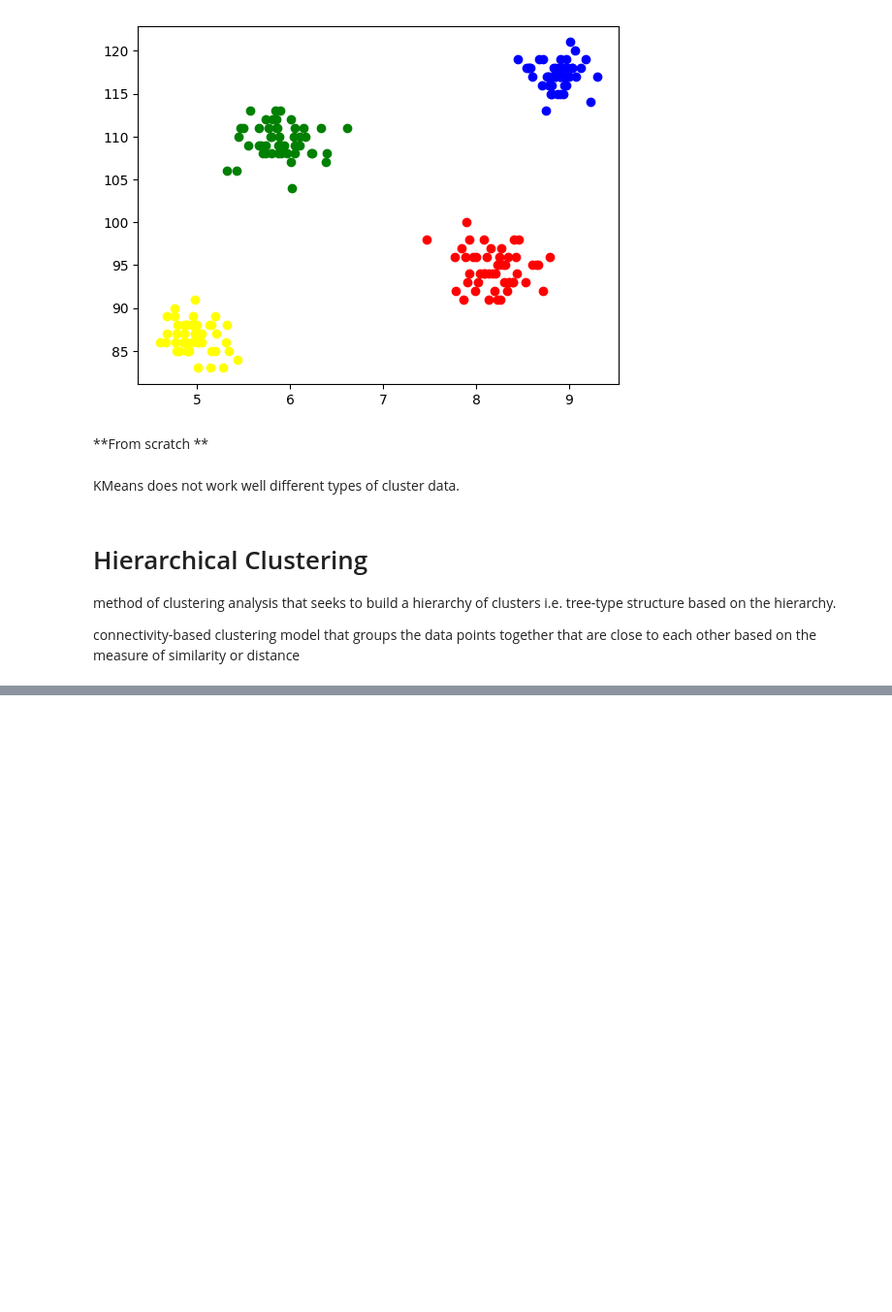
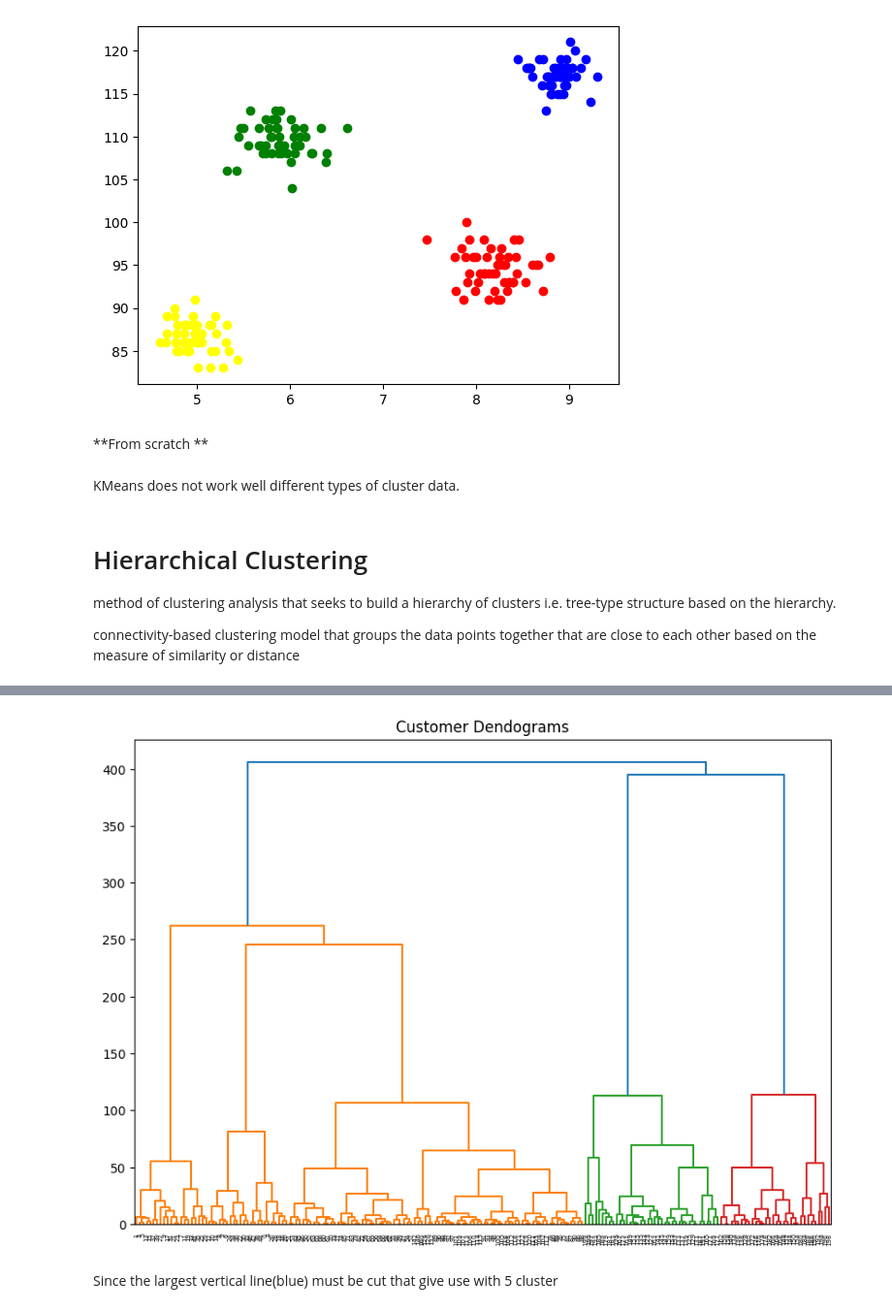
Before and after one commit to Avit-hodibu/Unsupervisied_learning, a Jupyter notebook: Unsupervise_learning.ipynb, the cells around one changed output, grey strips where cells are left out. Shown at 97% size. Drawn from its saved outputs; the diff is of its cells as text; code cells hidden in the pictures; blank space fills up the shorter version.

```diff
--- a/Unsupervise_learning.ipynb
+++ b/Unsupervise_learning.ipynb
@@ -159,0 +193,6 @@ Types of hierarchical Clustering:
+# %%
+import matplotlib.pyplot as plt
+import pandas as pd
+%matplotlib inline
+import numpy as np
+customer_data = pd.read_csv('hierarchical-clustering-with-python-and-scikit-learn-shopping-data.csv')
@@ -159,0 +208,12 @@ Types of hierarchical Clustering:
+# %%
+data = customer_data.iloc[:, 3:5].values
+# %%
+import scipy.cluster.hierarchy as shc
+
+plt.figure(figsize=(10, 7))
+plt.title("Customer Dendograms")
+dend = shc.dendrogram(shc.linkage(data, method='ward'))
+# %% [output]
+[figure, added]
+# %% [markdown]
+Since the largest vertical line(blue) must be cut that give use with 5 cluster
```
Also changed, not shown: parts of 26 cells of this notebook.
